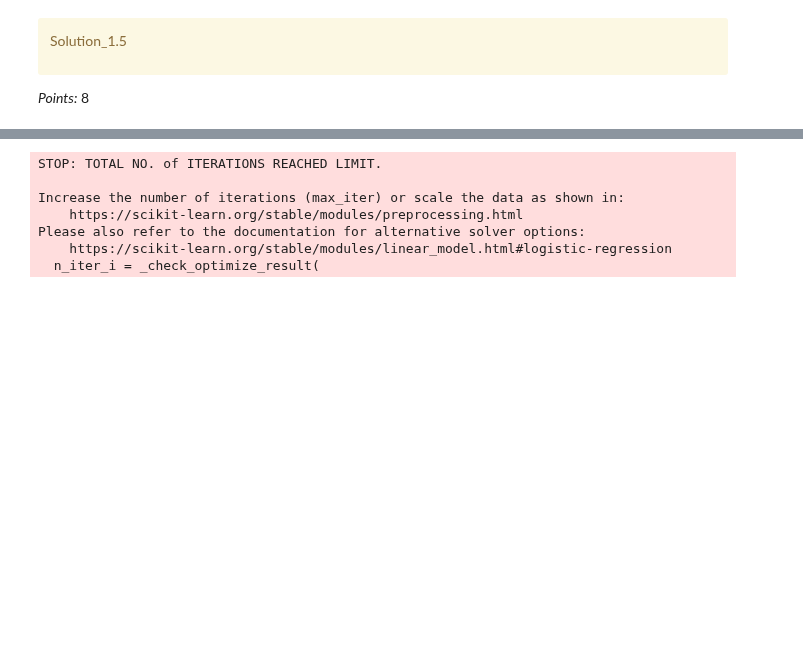
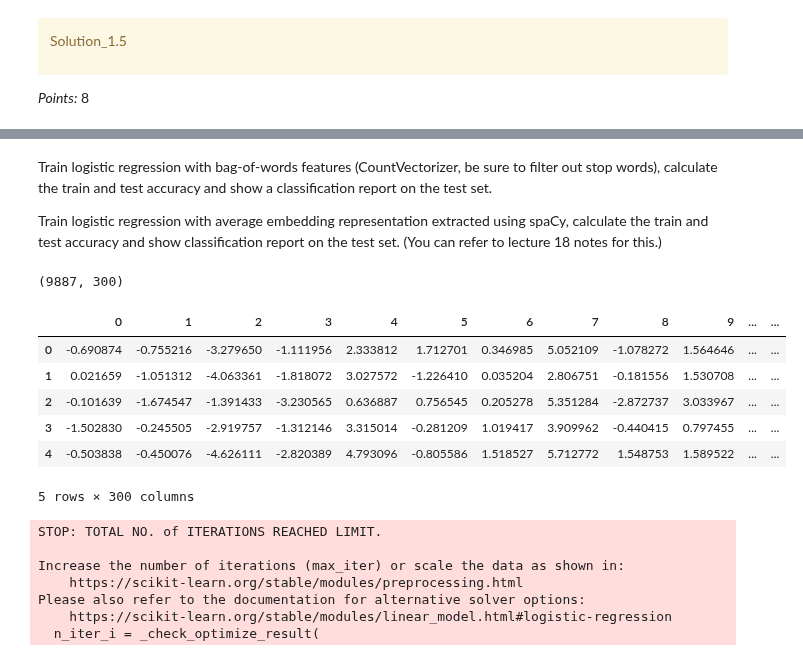
Before and after one commit to BradPeng/cpsc330-2023s, a Jupyter notebook: hw/hw7/hw7.ipynb, the cells around one changed output, grey strips where cells are left out. Drawn from its saved outputs; the diff is of its cells as text; code cells hidden in the pictures; blank space fills up the shorter version.

```diff
--- a/hw/hw7/hw7.ipynb
+++ b/hw/hw7/hw7.ipynb
@@ -355,10 +375,23 @@ _Type your answer here, replacing this text._
+# %% [markdown]
+Train logistic regression with bag-of-words features (CountVectorizer, be sure to filter out stop words), calculate the train and test accuracy and show a classification report on the test set.
+
+
+Train logistic regression with average embedding representation extracted using spaCy, calculate the train and test accuracy and show classification report on the test set. (You can refer to lecture 18 notes for this.)
+# %%
+# Some code taken from Lecture 17 Notes
+
+bow_pipe = make_pipeline(
+    CountVectorizer(stop_words="english"), LogisticRegression(max_iter=1000)
+)
+bow_pipe.named_steps["countvectorizer"].fit(X_train)
+X_train_transformed = bow_pipe.named_steps["countvectorizer"].transform(X_train)
+bow_pipe.fit(X_train, y_train);
 # %%
-from sklearn.model_selection import cross_val_score
 from sklearn.metrics import classification_report
-pipe_bow = make_pipeline(CountVectorizer(stop_words='english'),
-                     LogisticRegression(max_iter=1000))
-pipe_bow.fit(X_train, y_train)
-bow_train_accuracy = pipe_bow.score(X_train, y_train)
-bow_test_accuracy = pipe_bow.score(X_test, y_test)
-bow_report = classification_report(y_test, pipe_bow.predict(X_test), digits=2) # use digits=2
+
+bow_train_accuracy = bow_pipe.score(X_train, y_train)
+bow_test_accuracy = bow_pipe.score(X_test, y_test)
+
+
+bow_report = classification_report(y_test, bow_pipe.predict(X_test), digits=2) # use digits=2
 # %%
@@ -366,5 +399,19 @@ bow_report = classification_report(y_test, pipe_bow.predict(X_test), digits=2) #
 X_train_embeddings = pd.DataFrame([text.vector for text in nlp.pipe(X_train)])
 X_test_embeddings = pd.DataFrame([text.vector for text in nlp.pipe(X_test)])
+# %%
+X_train_embeddings.shape
+# %% [output]
+(9887, 300)
+# %%
+X_train_embeddings.head()
+# %% [output]
+|  | 0 | 1 | 2 | 3 | 4 | 5 | 6 | 7 | 8 | 9 | ... | ... |
+| 0 | -0.690874 | -0.755216 | -3.279650 | -1.111956 | 2.333812 | 1.712701 | 0.346985 | 5.052109 | -1.078272 | 1.564646 | ... | ... |
+| 1 | 0.021659 | -1.051312 | -4.063361 | -1.818072 | 3.027572 | -1.226410 | 0.035204 | 2.806751 | -0.181556 | 1.530708 | ... | ... |
+| 2 | -0.101639 | -1.674547 | -1.391433 | -3.230565 | 0.636887 | 0.756545 | 0.205278 | 5.351284 | -2.872737 | 3.033967 | ... | ... |
+| 3 | -1.502830 | -0.245505 | -2.919757 | -1.312146 | 3.315014 | -0.281209 | 1.019417 | 3.909962 | -0.440415 | 0.797455 | ... | ... |
+| 4 | -0.503838 | -0.450076 | -4.626111 | -2.820389 | 4.793096 | -0.805586 | 1.518527 | 5.712772 | 1.548753 | 1.589522 | ... | ... |
+5 rows × 300 columns
 # %%
 lgr = LogisticRegression(max_iter=2000)
 lgr.fit(X_train_embeddings, y_train)
```
Also changed, not shown: parts of 45 cells of this notebook, 1 other file.
